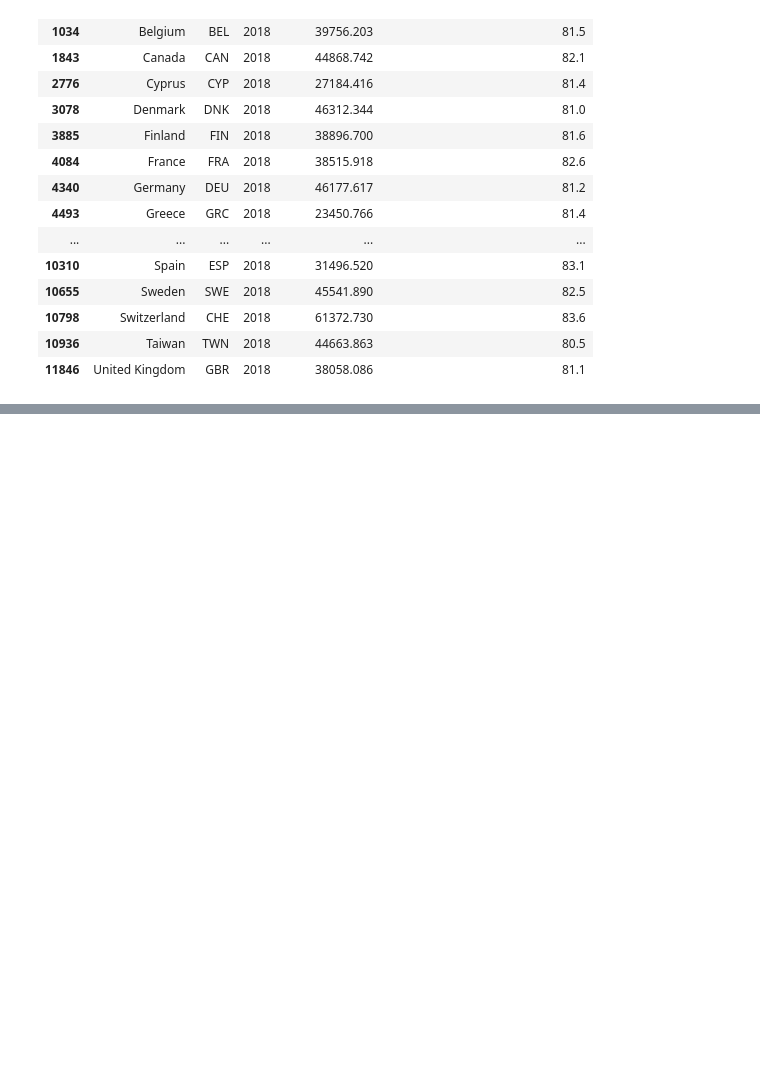
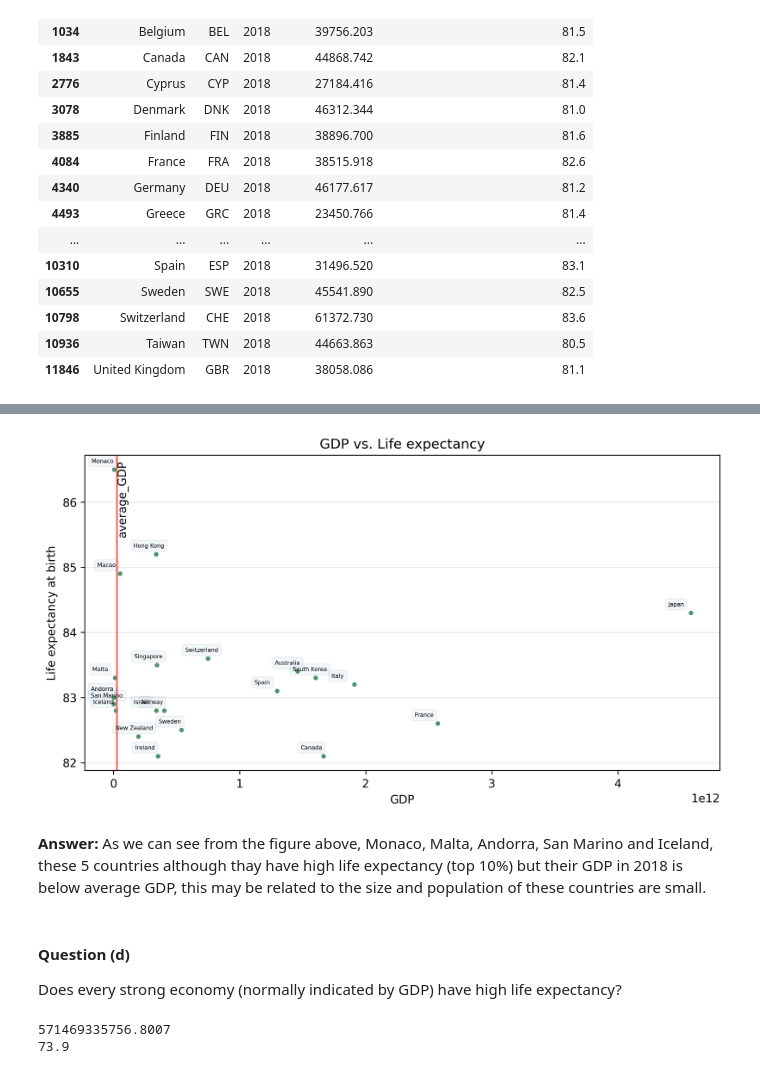
Before and after one commit to chenbin234/DAT405-DIT407-Introduction-to-data-science-and-AI, a Jupyter notebook: Assignment_1/Bingcheng/intro_to_AI_ass1.ipynb, the cells around one changed output, grey strips where cells are left out. Saved outputs shown, nothing was run; the diff lists cells and outputs as text; code cells hidden in the pictures; blank space fills up the shorter version.

Commit message:
finished all plots

```diff
--- a/Assignment_1/Bingcheng/intro_to_AI_ass1.ipynb
+++ b/Assignment_1/Bingcheng/intro_to_AI_ass1.ipynb
@@ -16,6 +20,6 @@ import seaborn as sns
 
 
 %matplotlib inline
-plt.rcParams['figure.dpi'] = 100
+plt.rcParams['figure.dpi'] = 300
 pd.set_option('display.max_rows', 100)
 # %% [markdown]
@@ -234,0 +242,8 @@ df2[df2['Year']==2018]
+# %%
+# merge two relative
+df2 = pd.merge(life_expectancy,gdp)
+
+# clean data
+df2 = df2[(df2['Year']==2018) & (df2['Code'].notnull()) & (df2['Code']!='OWID_WRL')]
+
+df2.describe()
@@ -234,0 +262,6 @@ df2[df2['Year']==2018]
+# %%
+threshold = df2['Life expectancy at birth (historical)'].quantile(0.9) # 90th percentile
+average_gdp = df2['GDP (constant 2015 US$)'].quantile(0.5)
+print(threshold)
+print(average_gdp)
+df2
@@ -234,0 +284,40 @@ df2[df2['Year']==2018]
+# %%
+high_life_expectancy = df2[df2['Life expectancy at birth (historical)'] > threshold]
+
+
+fig = plt.figure(figsize=[10,5])
+plt.plot(high_life_expectancy['GDP (constant 2015 US$)'], high_life_expectancy['Life expectancy at birth (historical)'], '.', color='#4C956C');
+# single line
+plt.axvline(x = average_gdp, color = '#FF5E5B', label = 'average_gdp')
+plt.text(average_gdp, 85.5, 'average_GDP',fontsize=10, rotation=90)
+
+plt.xlabel('GDP')
+plt.ylabel('Life expectancy at birth')
+plt.title('GDP vs. Life expectancy')
+plt.grid(axis = 'y', zorder=0, alpha=0.3)
+
+for label, x, y in zip(high_life_expectancy['Entity'], high_life_expectancy['GDP (constant 2015 US$)'], high_life_expectancy['Life expectancy at birth (historical)']):
+    plt.annotate(
+        label,
+        xy=(x, y), xytext=(-20, 5),
+        textcoords='offset points', ha='left', va='bottom',
+        fontsize=5,
+        bbox=dict(boxstyle='round,pad=0.5', alpha=0.05),
+        )
+
+plt.show()
+# %% [output]
+[figure, added]
+# %% [markdown]
+**Answer:** As we can see from the figure above, Monaco, Malta, Andorra, San Marino and Iceland, these 5 countries although thay have high life expectancy (top 10%) but their GDP in 2018 is below average GDP, this may be related to the size and population of these countries are small.
+# %% [markdown]
+#### **Question (d)**
+Does every strong economy (normally indicated by GDP) have high life expectancy?
+# %%
+threshold_gdp = df2['GDP (constant 2015 US$)'].quantile(0.9) # 90th percentile
+average_life_expectancy = df2['Life expectancy at birth (historical)'].quantile(0.5)
+print(threshold_gdp)
+print(average_life_expectancy)
+# %% [output]
+571469335756.8007
+73.9
```
Also changed, not shown: parts of 18 cells of this notebook, 1 other file.
